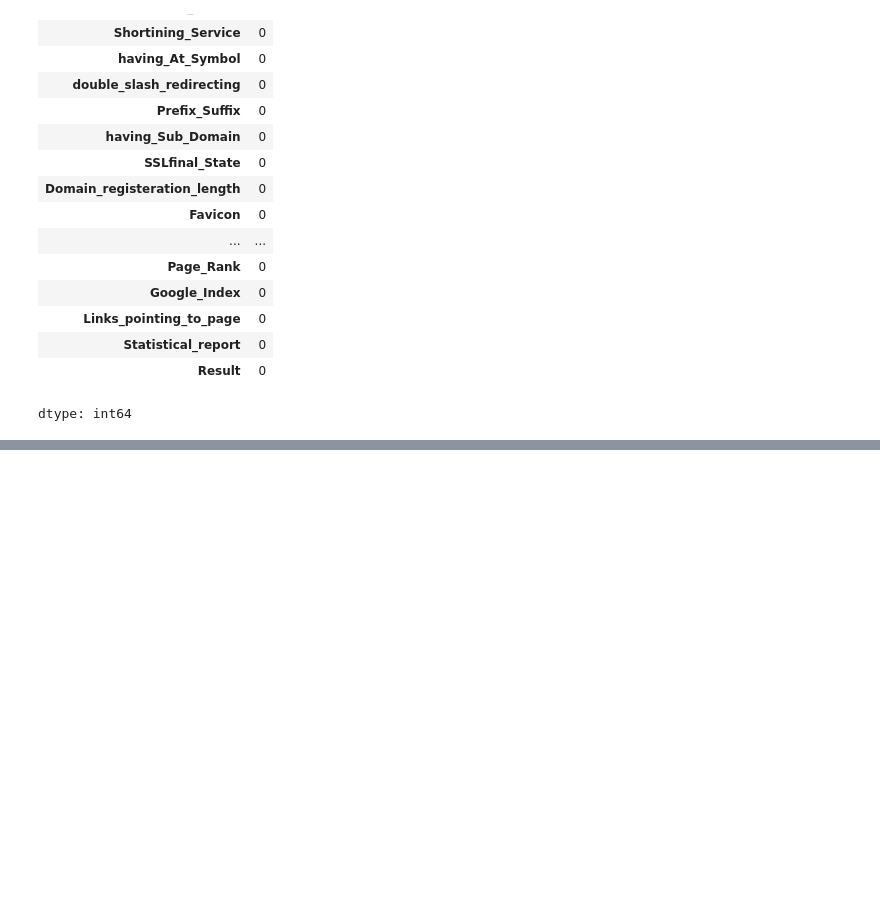
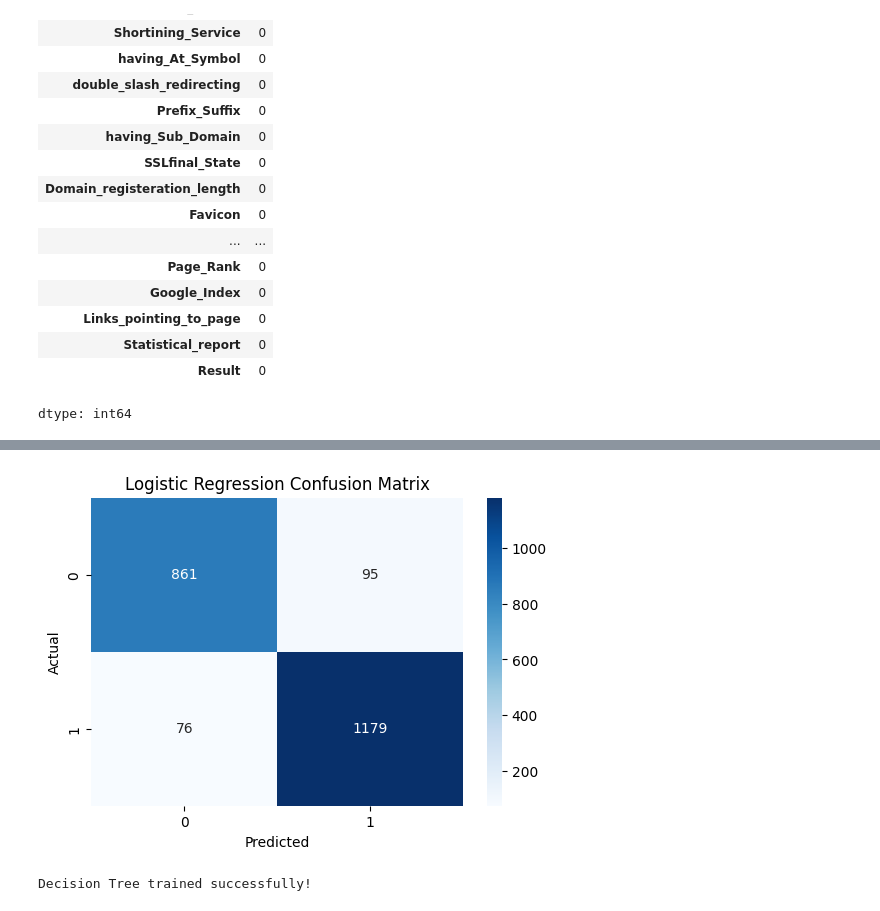
Before and after one commit to atulyavm/phishing_detection, a Jupyter notebook: Phishing_Website_Detection.ipynb, the cells around one changed output, grey strips where cells are left out. Saved outputs shown, nothing was run; the diff lists cells and outputs as text; code cells hidden in the pictures; blank space fills up the shorter version.

```diff
--- a/Phishing_Website_Detection.ipynb
+++ b/Phishing_Website_Detection.ipynb
@@ -183,0 +377,9 @@ Train-Test Split
+# %%
+# Features
+X = df.drop('Result', axis=1)
+
+# Target
+y = df['Result']
+
+print("Features Shape :", X.shape)
+print("Target Shape   :", y.shape)
@@ -183,0 +416,13 @@ Train-Test Split
+# %%
+from sklearn.linear_model import LogisticRegression
+
+# Create model
+lr = LogisticRegression()
+
+# Train model
+lr.fit(X_train_scaled, y_train)
+
+# Predictions
+y_pred_lr = lr.predict(X_test_scaled)
+
+print("Logistic Regression trained successfully!")
@@ -183,0 +466,39 @@ Train-Test Split
+# %%
+from sklearn.metrics import confusion_matrix
+import seaborn as sns
+import matplotlib.pyplot as plt
+
+cm = confusion_matrix(y_test, y_pred_lr)
+
+plt.figure(figsize=(6,4))
+
+sns.heatmap(
+    cm,
+    annot=True,
+    fmt='d',
+    cmap='Blues'
+)
+
+plt.title("Logistic Regression Confusion Matrix")
+plt.xlabel("Predicted")
+plt.ylabel("Actual")
+plt.savefig("logistic_regression_confusion_matrix.png")
+
+plt.show()
+# %% [output]
+[figure, added]
+# %%
+from sklearn.tree import DecisionTreeClassifier
+
+# Create model
+dt = DecisionTreeClassifier(random_state=42)
+
+# Train model
+dt.fit(X_train, y_train)
+
+# Predictions
+y_pred_dt = dt.predict(X_test)
+
+print("Decision Tree trained successfully!")
+# %% [output]
+Decision Tree trained successfully!
```
Also changed, not shown: parts of 77 cells of this notebook, 4 other files.
